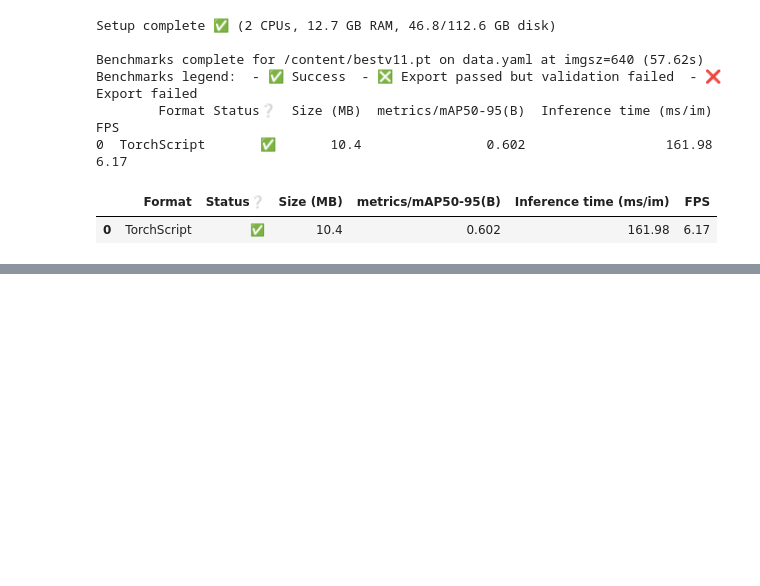
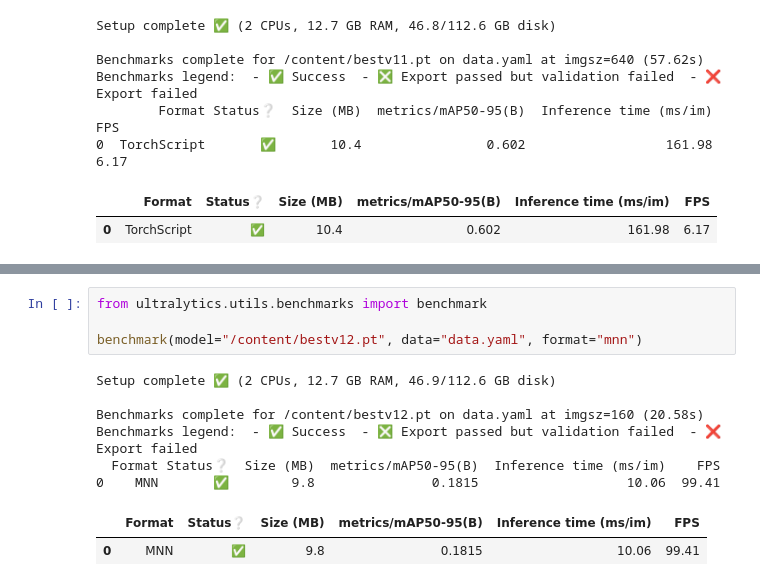
Before and after one commit to programminghunk/sugarcane, a Jupyter notebook: finalbenchmark.ipynb, the cells around one changed output, grey strips where cells are left out. Cells and saved outputs as stored; diff of their text form; blank space fills up the shorter version.

```diff
--- a/finalbenchmark.ipynb
+++ b/finalbenchmark.ipynb
@@ -269,0 +257,13 @@ plt.gca().spines[['top', 'right',]].set_visible(False)
+# %%
+from ultralytics.utils.benchmarks import benchmark
+
+benchmark(model="/content/bestv12.pt", data="data.yaml", format="mnn")
+# %% [output]
+Setup complete ✅ (2 CPUs, 12.7 GB RAM, 46.9/112.6 GB disk)
+
+Benchmarks complete for /content/bestv12.pt on data.yaml at imgsz=160 (20.58s)
+Benchmarks legend:  - ✅ Success  - ❎ Export passed but validation failed  - ❌️ Export failed
+  Format Status❔  Size (MB)  metrics/mAP50-95(B)  Inference time (ms/im)    FPS
+0    MNN       ✅        9.8               0.1815                   10.06  99.41
+|  | Format | Status❔ | Size (MB) | metrics/mAP50-95(B) | Inference time (ms/im) | FPS |
+| 0 | MNN | ✅ | 9.8 | 0.1815 | 10.06 | 99.41 |
```
Also changed, not shown: parts of 19 cells of this notebook.
